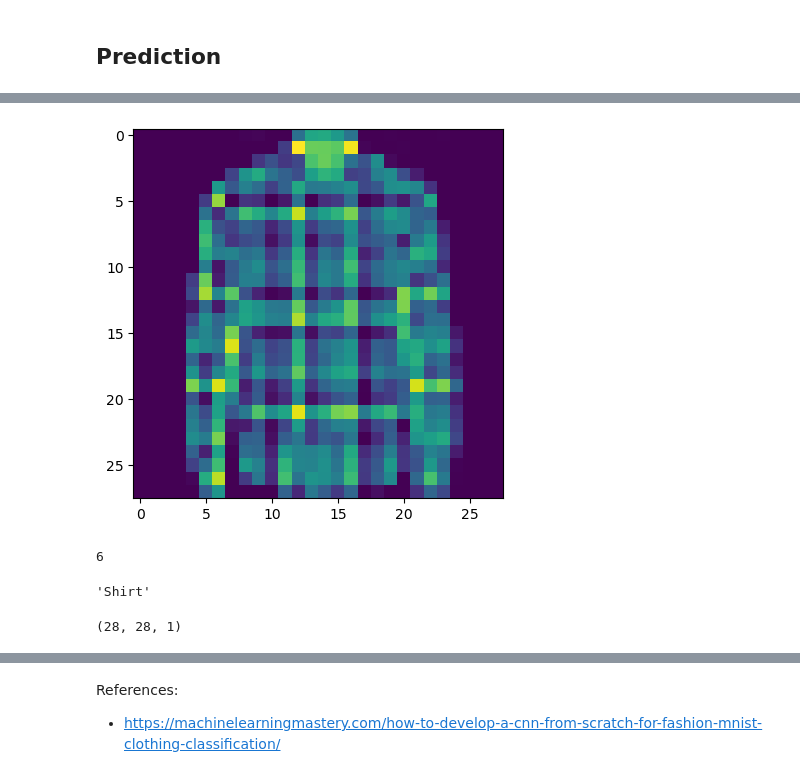
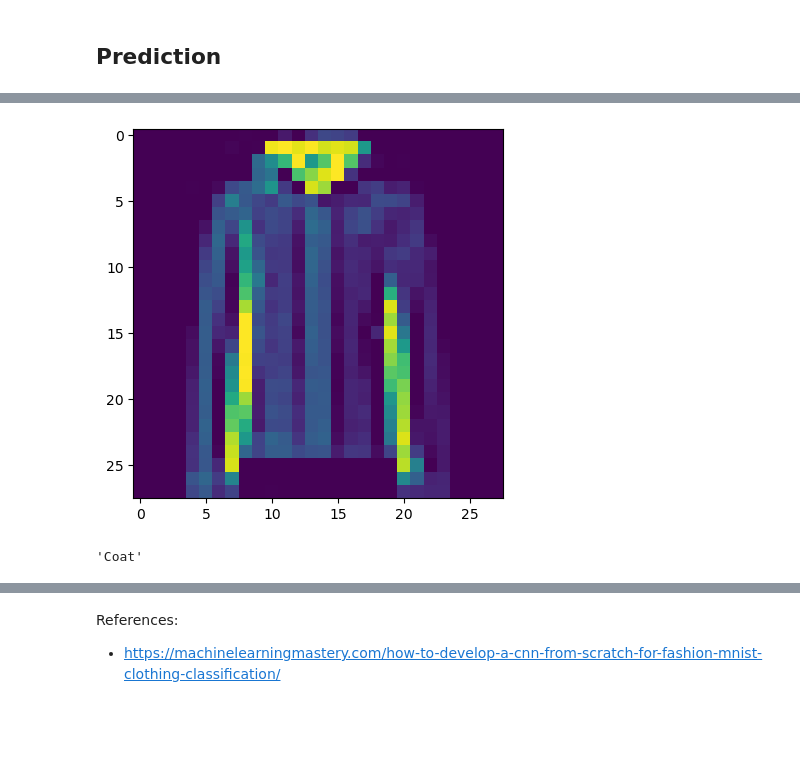
Before and after one commit to Rawanawh/Image-Classification-with-CNN, a Jupyter notebook: DL-Assignment-2 (Image Classification with CNN)-Student (1).ipynb, the cells around one changed output, grey strips where cells are left out. Drawn from its saved outputs; the diff is of its cells as text; code cells hidden in the pictures; blank space fills up the shorter version.

```diff
--- a/DL-Assignment-2 (Image Classification with CNN)-Student (1).ipynb
+++ b/DL-Assignment-2 (Image Classification with CNN)-Student (1).ipynb
@@ -893,13 +865,9 @@ array([[[0.        ],
 # %%
-plt.imshow(X_test_s[7])
+plt.imshow(X_test_s[6])
 plt.show()
 # %% [output]
-[figure, old version]
+[figure, new version]
-# %%
-y_test[7]
-# %% [output]
-6
 # %%
-classes[y_test[7]]
+classes[y_test[6]]
 # %% [output]
-'Shirt'
+'Coat'
@@ -908,5 +874 @@ X_predict = X_test_s[7]
-# %%
-X_test_s[7].shape
-# %% [output]
-(28, 28, 1)
 # %%
```
Also changed, not shown: parts of 50 cells of this notebook.
